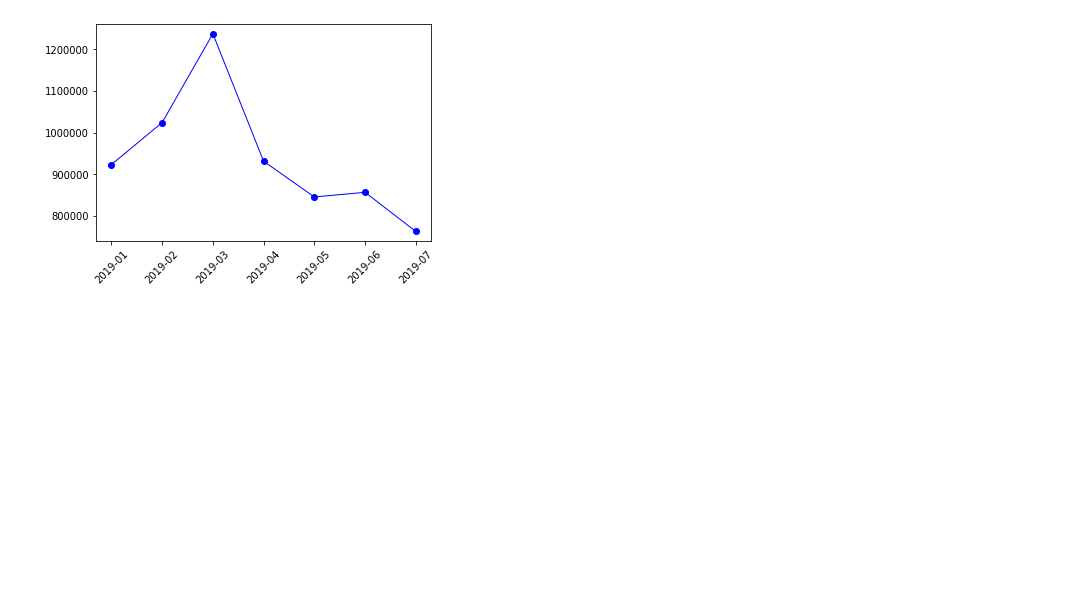
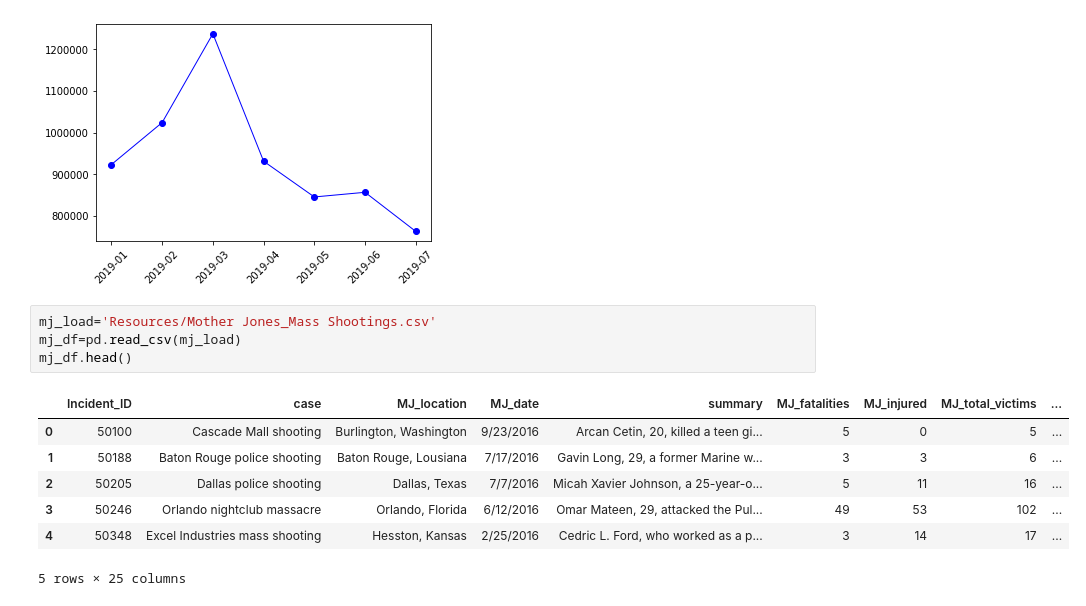
Before and after one commit to tmartinez52/Driving-Gun-Sales, a Jupyter notebook: Data Merged/project.ipynb, the cells around one changed output. Cells and saved outputs as stored; diff of their text form; blank space fills up the shorter version.

```diff
--- a/Data Merged/project.ipynb
+++ b/Data Merged/project.ipynb
@@ -354,3 +354,15 @@ plt.xticks(rotation=45)
 plt.savefig("Images/2019_gun_sales.png")
 # %% [output]
 [figure]
+# %%
+mj_load='Resources/Mother Jones_Mass Shootings.csv'
+mj_df=pd.read_csv(mj_load)
+mj_df.head()
+# %% [output]
+|  | Incident_ID | case | MJ_location | MJ_date | summary | MJ_fatalities | MJ_injured | MJ_total_victims | ... |
+| 0 | 50100 | Cascade Mall shooting | Burlington, Washington | 9/23/2016 | Arcan Cetin, 20, killed a teen gi... | 5 | 0 | 5 | ... |
+| 1 | 50188 | Baton Rouge police shooting | Baton Rouge, Lousiana | 7/17/2016 | Gavin Long, 29, a former Marine w... | 3 | 3 | 6 | ... |
+| 2 | 50205 | Dallas police shooting | Dallas, Texas | 7/7/2016 | Micah Xavier Johnson, a 25-year-o... | 5 | 11 | 16 | ... |
+| 3 | 50246 | Orlando nightclub massacre | Orlando, Florida | 6/12/2016 | Omar Mateen, 29, attacked the Pul... | 49 | 53 | 102 | ... |
+| 4 | 50348 | Excel Industries mass shooting | Hesston, Kansas | 2/25/2016 | Cedric L. Ford, who worked as a p... | 3 | 14 | 17 | ... |
+5 rows × 25 columns
```
Also changed, not shown: parts of 11 cells of this notebook, 2 other files.
